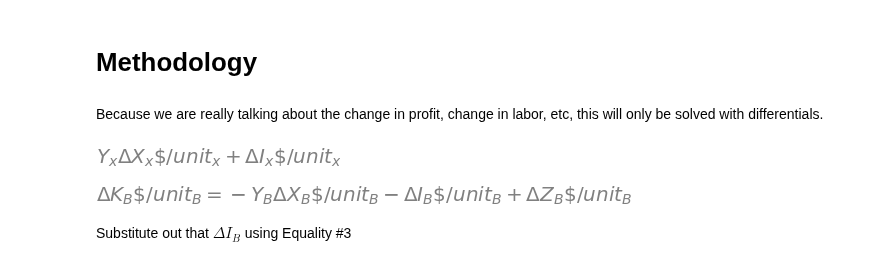
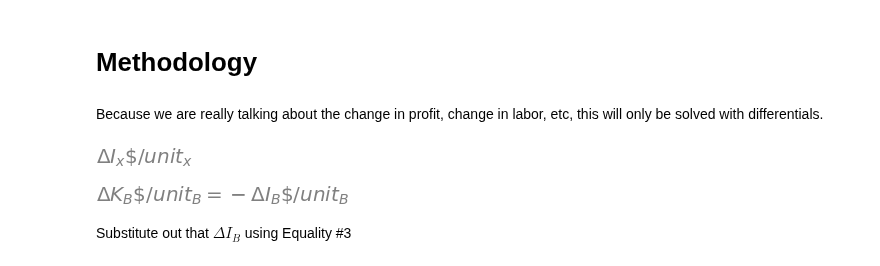
Before and after one commit to ryanpeach/continuing_education, a Jupyter notebook: continuing_education/economics/exchange_vs_use_value/Exchange_vs_Use_Value_Marxism.ipynb, the cells around one changed output. Cells and saved outputs as stored; diff of their text form; code cells hidden in the pictures.

```diff
--- a/continuing_education/economics/exchange_vs_use_value/Exchange_vs_Use_Value_Marxism.ipynb
+++ b/continuing_education/economics/exchange_vs_use_value/Exchange_vs_Use_Value_Marxism.ipynb
@@ -142,28 +142,28 @@ profit_perspective_of_surplus_value("x")
 Because we are really talking about the change in profit, change in labor, etc, this will only be solved with differentials.
 # %%
 def delta_total_cost_of_production(x: str):
+    # Relative to change in change in total cost of production
     comp = company(x)
-    return comp.wage * delta(comp.labor_time, units=hour / comp.unit) + delta(
+    return delta(
         comp.non_wage_expenses, units=dollar / comp.unit
     )
 
-
 delta_total_cost_of_production("x")
 # %% [output]
-[figure, old version]
+[figure, new version]
 # %%
 def delta_profit_perspective_of_point_of_sale(x: str):
+    # Relative to change in change in total cost of production
     comp = company(x)
     return sp.Eq(
         delta(comp.profit, units=dollar / comp.unit),
-        delta(comp.selling_price, units=dollar / comp.unit)
         - delta_total_cost_of_production(x),
     )
 
 
 delta_profit_perspective_of_point_of_sale("B")
 # %% [output]
-[figure, old version]
+[figure, new version]
 # %% [markdown]
 Substitute out that $\Delta{I_B}$ using Equality #3
 # %%
```
Also changed, not shown: parts of 7 cells of this notebook.
